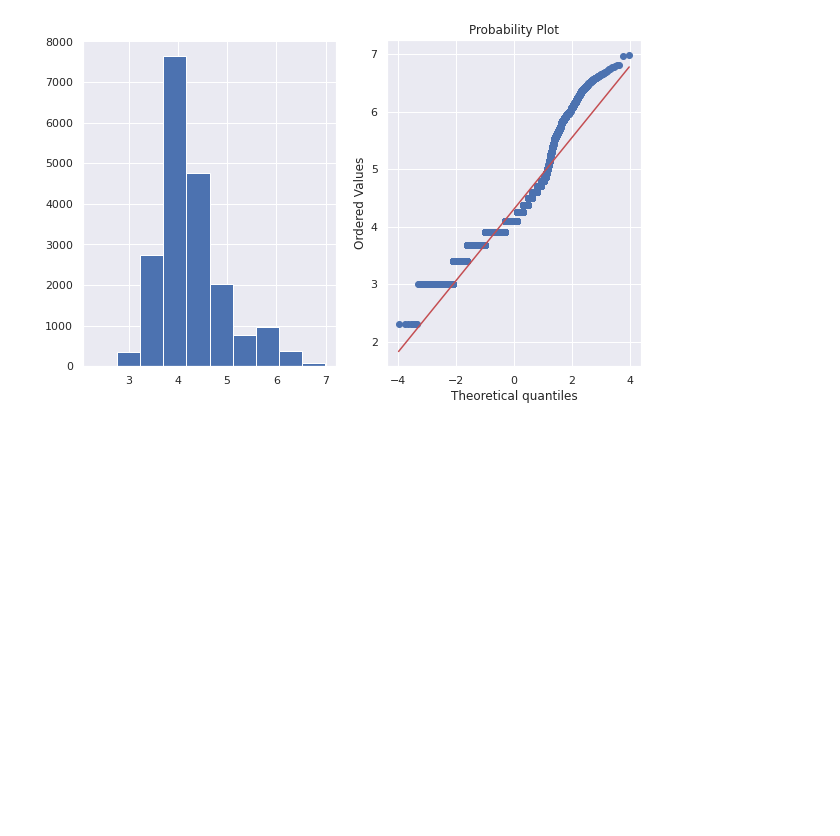
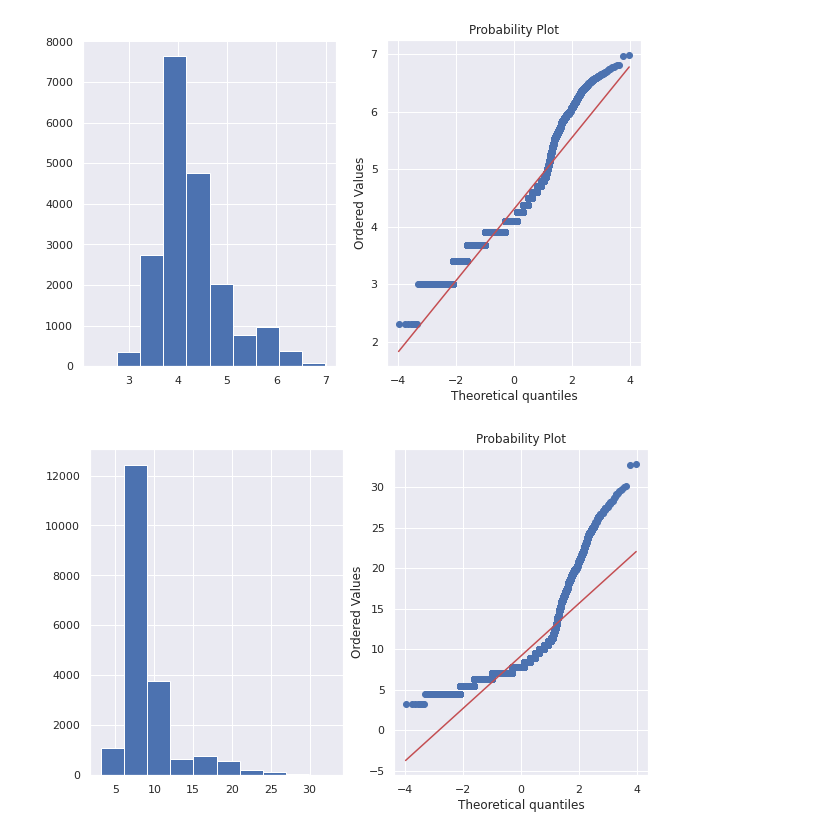
Before and after one commit to IfrazQazi/Appliances-Energy-Prediction-Capstone_Project, a Jupyter notebook: Appliances_Energy_Prediction_Capstone_Project.ipynb, the cells around one changed output. Drawn from its saved outputs; the diff is of its cells as text; code cells hidden in the pictures; blank space fills up the shorter version.

```diff
--- a/Appliances_Energy_Prediction_Capstone_Project.ipynb
+++ b/Appliances_Energy_Prediction_Capstone_Project.ipynb
@@ -246,3 +248,10 @@ energyP_df['Appliances_log']=np.log(energyP_df['Appliances'])
 plot_data(energyP_df,'Appliances_log')
 # %% [output]
 [figure]
+# %%
+# square root transformation
+energyP_df['Appliances_sqrt']=energyP_df['Appliances']**(1/2)
+# %%
+plot_data(energyP_df,'Appliances_sqrt')
+# %% [output]
+[figure, added]
```
Also changed, not shown: parts of 13 cells of this notebook.
